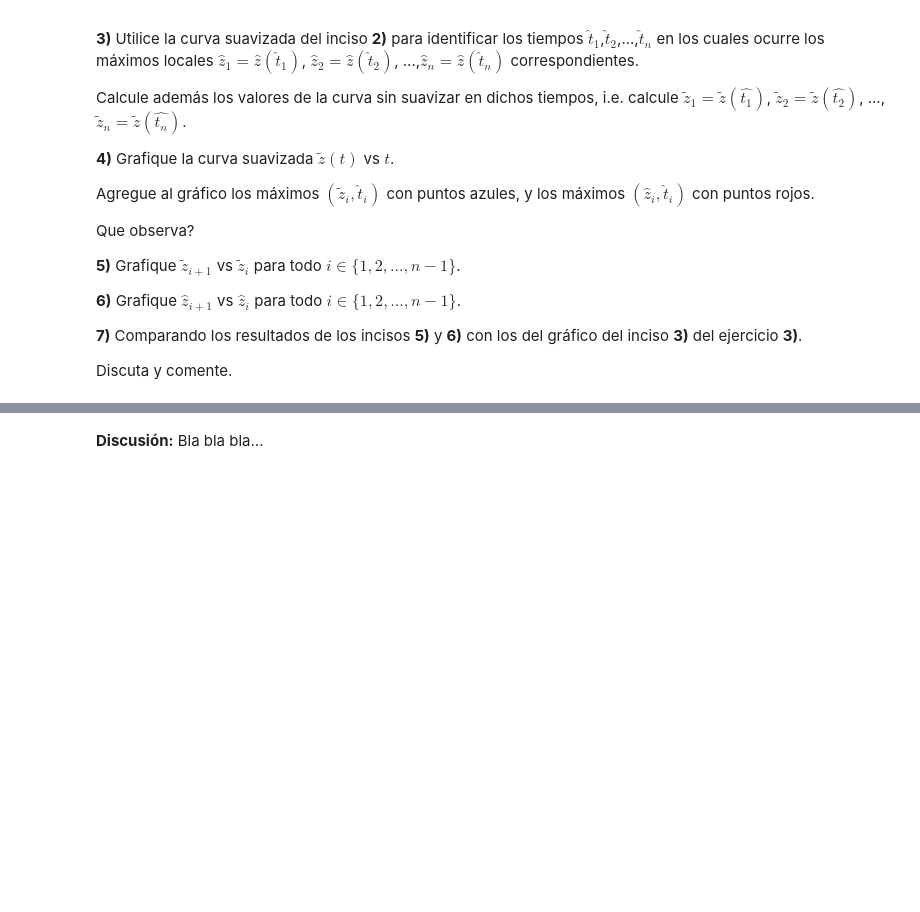
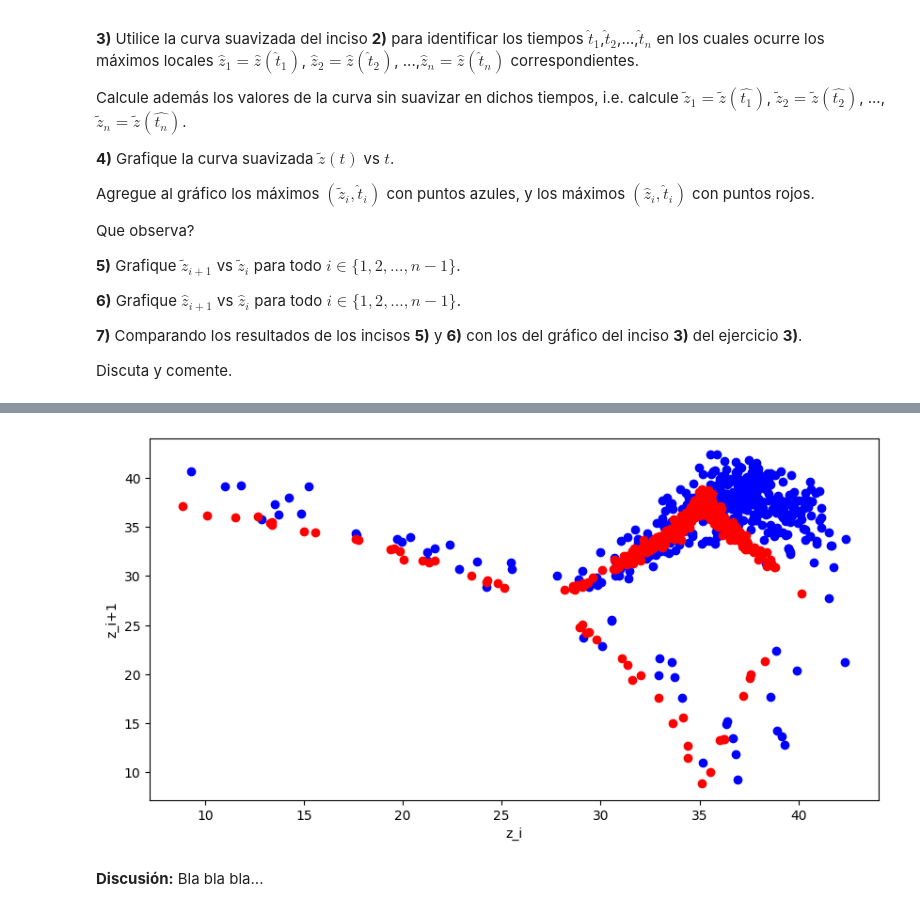
Before and after one commit to aletole1/Redes-Neuronales, a Jupyter notebook: redes_neuronales_2024_guia_6.ipynb, the cells around one changed output, grey strips where cells are left out. Cells and saved outputs as stored; diff of their text form; code cells hidden in the pictures; blank space fills up the shorter version.

```diff
--- a/redes_neuronales_2024_guia_6.ipynb
+++ b/redes_neuronales_2024_guia_6.ipynb
@@ -305,2 +346,27 @@ Discuta y comente.
+# %%
+# 4.5 y 4.6)
+
+fig = plt.figure(figsize=(10, 5))
+
+
+ax_4 = fig.add_subplot(111)
+
+# Graficando los picos de z(t), de la forma z_i+1 vs z_i
+ax_4.scatter(z_4noisy[z_local_peaks_index_smooth[0][:-1]],
+             z_4noisy[z_local_peaks_index_smooth[0][1:]], label='Peaks', color='b')
+
+
+ax_4.scatter(z_4smooth[z_local_peaks_index_smooth[0][:-1]],
+             z_4smooth[z_local_peaks_index_smooth[0][1:]], label='Peaks', color='r')
+
+
+
+
+
+ax_4.set_xlabel('z_i')
+ax_4.set_ylabel('z_i+1')
+plt.show()
+# %% [output]
+[figure, added]
 # %% [markdown]
 **Discusión:** Bla bla bla...
```
Also changed, not shown: parts of 8 cells of this notebook.
